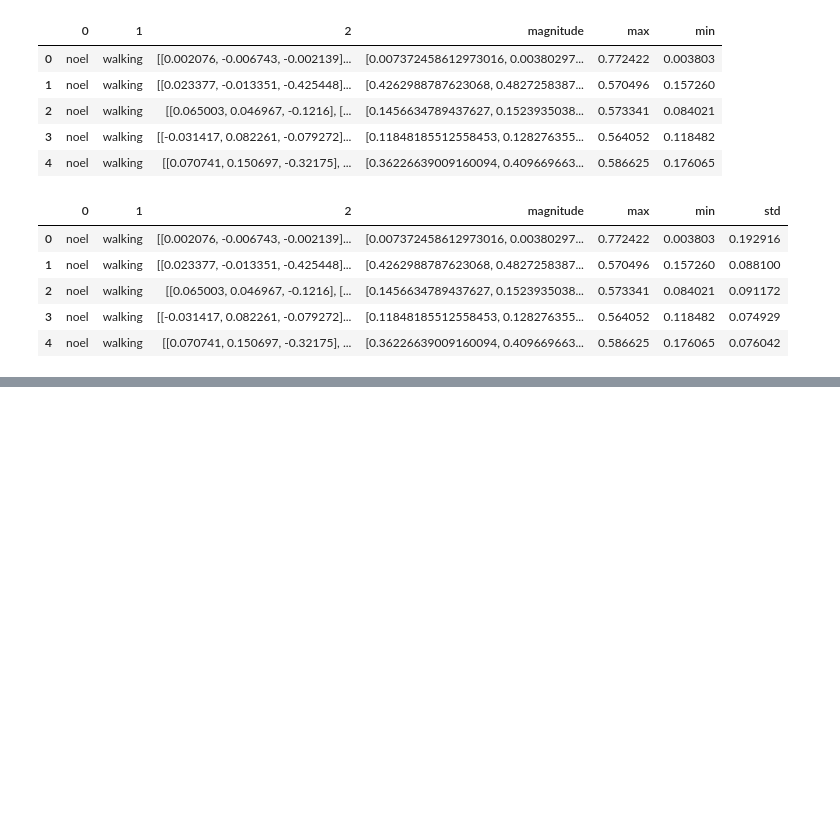
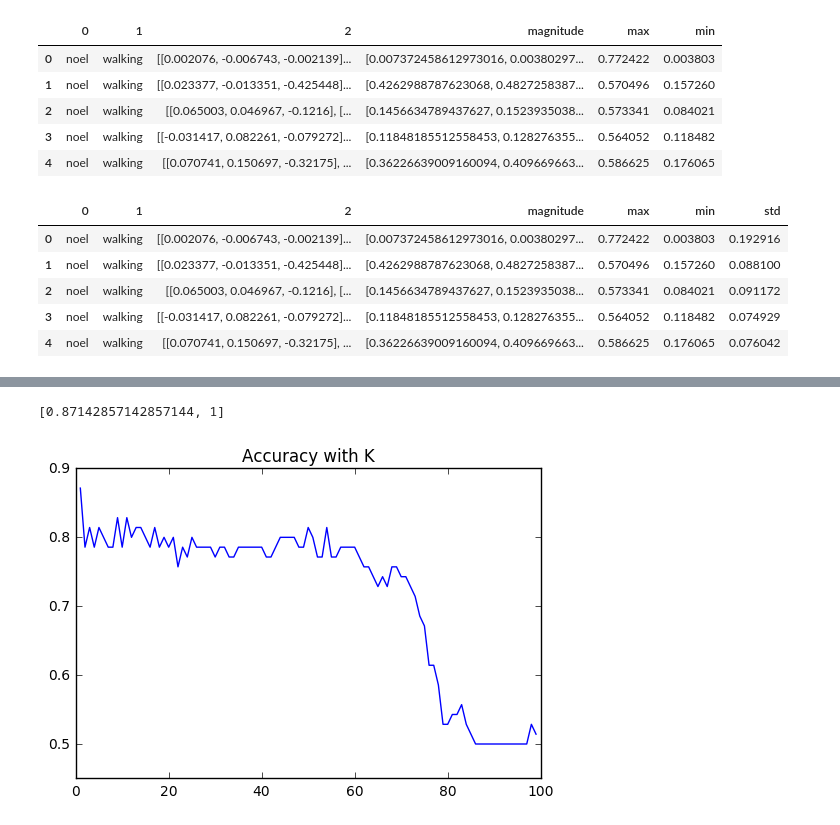
Before and after one commit to dsaffo/ToddlerActivityRecognition, a Jupyter notebook: DataClean.ipynb, the cells around one changed output, grey strips where cells are left out. Saved outputs shown, nothing was run; the diff lists cells and outputs as text; code cells hidden in the pictures; blank space fills up the shorter version.

Commit message:
Machine Learing Time!
running Knn tuned for best K and printing out report and confusion
matrix

```diff
--- a/DataClean.ipynb
+++ b/DataClean.ipynb
@@ -215,0 +224,27 @@ df.head()
+# %%
+Y = df[1]
+features = ['max', 'min', 'std', 'skew', 'mean', 'median']
+X = df[features]
+# %%
+X_train, X_test, y_train, y_test = train_test_split(X, Y, test_size=0.30, random_state=42)
+# %%
+kResult= []
+for n in range(1, 100,1):
+    model = KNeighborsClassifier(n_neighbors = n)
+    model.fit(X_train, y_train)
+
+    expected = y_test
+    predicted = model.predict(X_test)
+    acc = accuracy_score(expected, predicted)
+
+
+    kResult.append([acc,n])
+print(max(kResult))
+#plotting peak k value preformance
+kResult = pd.DataFrame(kResult, columns=["n", "acc"])
+plt.plot(kResult.acc, kResult.n)
+plt.title("Accuracy with K")
+plt.show()
+# %% [output]
+[0.87142857142857144, 1]
+[figure, added]
```
Also changed, not shown: parts of 6 cells of this notebook.
